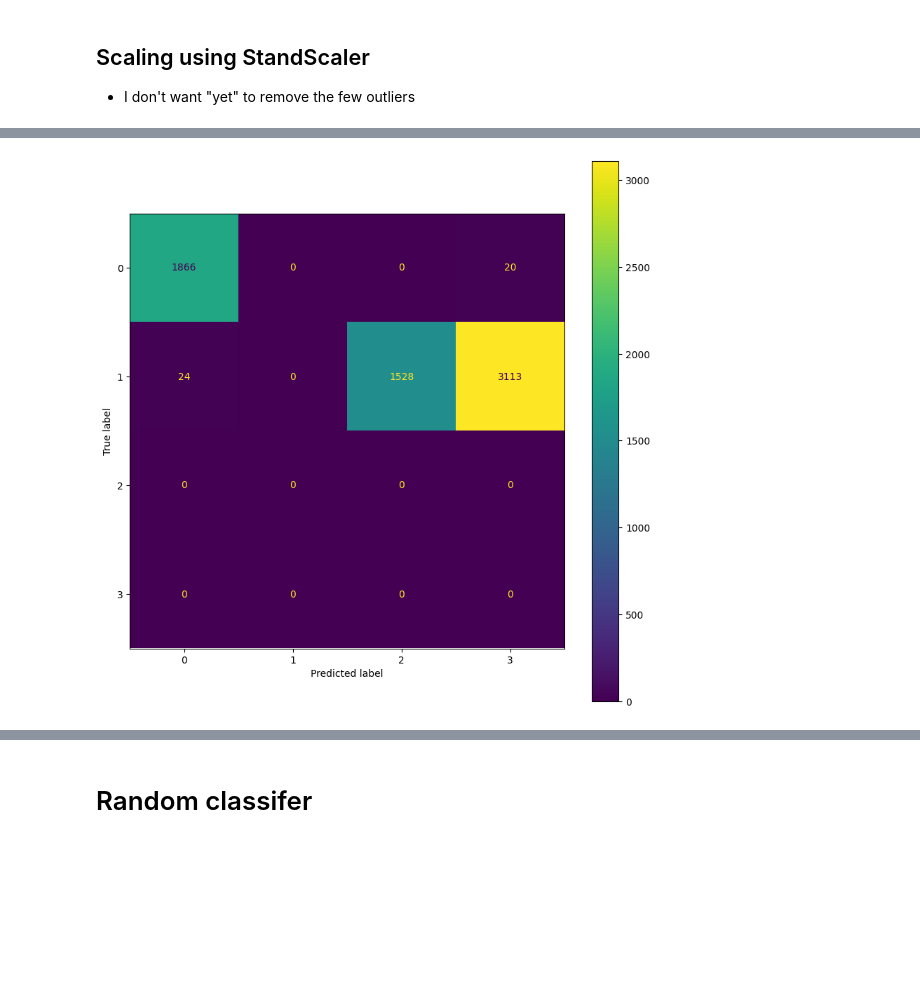
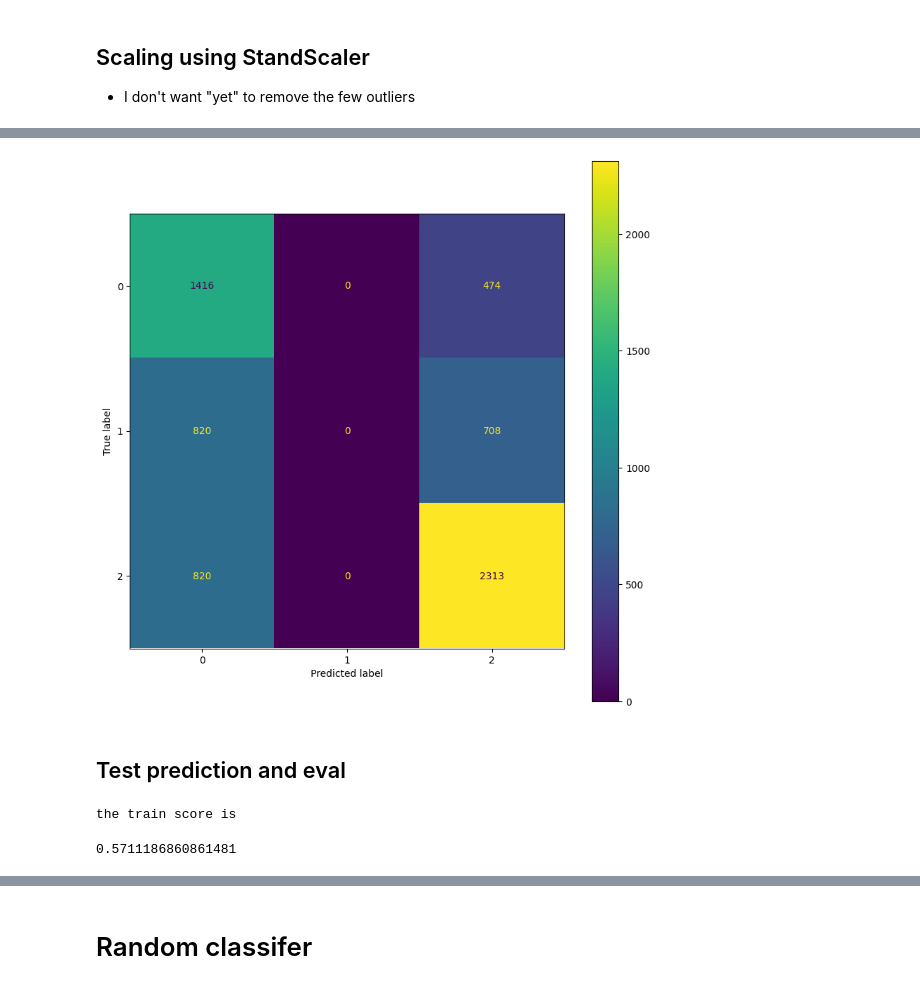
Before and after one commit to 75andybermond/World_Cup_2022_Prediction, a Jupyter notebook: MLnotebook.ipynb, the cells around one changed output, grey strips where cells are left out. Cells and saved outputs as stored; diff of their text form; code cells hidden in the pictures; blank space fills up the shorter version.

```diff
--- a/MLnotebook.ipynb
+++ b/MLnotebook.ipynb
@@ -81,6 +81,6 @@ X_train.shape, X_test.shape, y_train.shape, y_test.shape
 # %%
 from sklearn.linear_model import SGDClassifier
 # %%
-clf = SGDClassifier(loss="modified_huber", alpha = 0.01)
+clf = SGDClassifier(loss="log_loss", penalty='elasticnet' ,  alpha = 0.01)
 clf.fit(X_train, y_train)
 # %% [output]
@@ -95,7 +95,7 @@ Accuracy: 0.98
 n_iters = [5, 10, 20, 50, 100, 1000]
 scores = []
 for n_iter in n_iters:
-    clf = SGDClassifier(loss="perceptron", penalty="l2", max_iter=n_iter)
+    clf = SGDClassifier(loss="hinge", penalty="l2", max_iter=n_iter)
     clf.fit(X_train, y_train)
     scores.append(clf.score(X_test, y_test))
 
@@ -148,0 +145,5 @@ Accuracy: 0.99
+# %%
+trainpr= grid.predict(X_train)
+errortrain = accuracy_score(y_train, trainpr)
+print("the train score is " )
+errortrain
@@ -149,10 +176,20 @@ Accuracy: 0.99
 # %%
 y_predict_train = np.where(grid.predict(X_train)<0.5, 0, 1)
 
-display = ConfusionMatrixDisplay(confusion_matrix = confusion_matrix(y_predict_train, y_train))
+display = ConfusionMatrixDisplay(confusion_matrix = confusion_matrix(y_train, trainpr))
 fig, ax = plt.subplots(figsize=(10,10))
 display.plot(ax=ax)
 
 plt.show()
 # %% [output]
-[figure, old version]
+[figure, new version]
+# %% [markdown]
+## Test prediction and eval
+# %%
+predts = grid.predict(X_test)
+errortrain = accuracy_score(y_test, predts)
+print("the train score is " )
+errortrain
+# %% [output]
+the train score is
+0.5711186860861481
```
Also changed, not shown: parts of 37 cells of this notebook, 7 other files.
